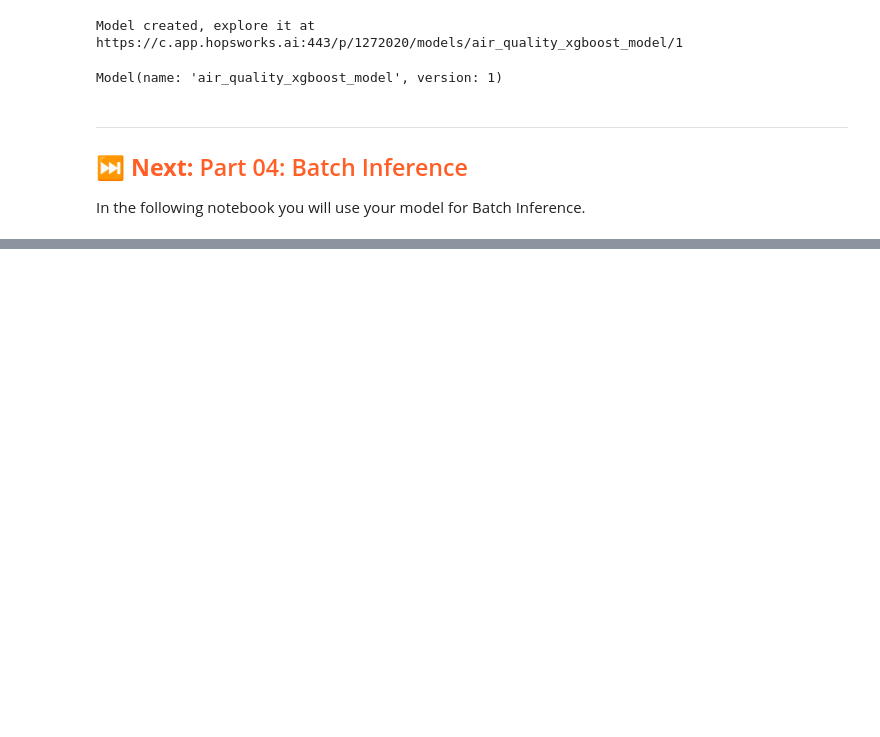
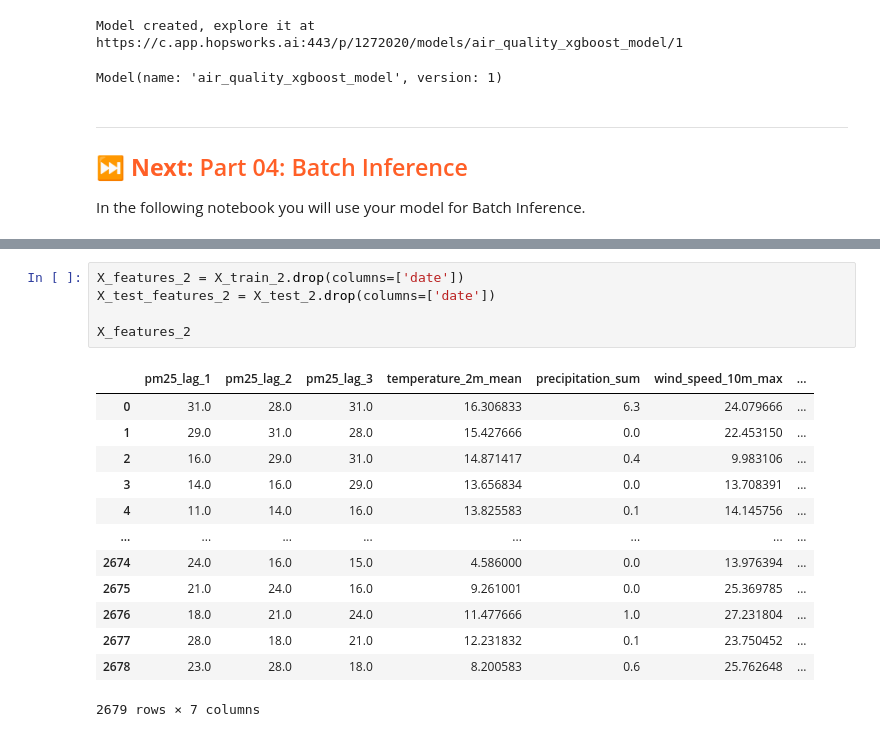
Before and after one commit to jacobb260/mlfs-book, a Jupyter notebook: notebooks/airquality/3_air_quality_training_pipeline.ipynb, the cells around one changed output, grey strips where cells are left out. Saved outputs shown, nothing was run; the diff lists cells and outputs as text; blank space fills up the shorter version.

```diff
--- a/notebooks/airquality/3_air_quality_training_pipeline.ipynb
+++ b/notebooks/airquality/3_air_quality_training_pipeline.ipynb
@@ -321,0 +374,19 @@ In the following notebook you will use your model for Batch Inference.
+# %%
+X_features_2 = X_train_2.drop(columns=['date'])
+X_test_features_2 = X_test_2.drop(columns=['date'])
+
+X_features_2
+# %% [output]
+|  | pm25_lag_1 | pm25_lag_2 | pm25_lag_3 | temperature_2m_mean | precipitation_sum | wind_speed_10m_max | ... |
+| 0 | 31.0 | 28.0 | 31.0 | 16.306833 | 6.3 | 24.079666 | ... |
+| 1 | 29.0 | 31.0 | 28.0 | 15.427666 | 0.0 | 22.453150 | ... |
+| 2 | 16.0 | 29.0 | 31.0 | 14.871417 | 0.4 | 9.983106 | ... |
+| 3 | 14.0 | 16.0 | 29.0 | 13.656834 | 0.0 | 13.708391 | ... |
+| 4 | 11.0 | 14.0 | 16.0 | 13.825583 | 0.1 | 14.145756 | ... |
+| ... | ... | ... | ... | ... | ... | ... | ... |
+| 2674 | 24.0 | 16.0 | 15.0 | 4.586000 | 0.0 | 13.976394 | ... |
+| 2675 | 21.0 | 24.0 | 16.0 | 9.261001 | 0.0 | 25.369785 | ... |
+| 2676 | 18.0 | 21.0 | 24.0 | 11.477666 | 1.0 | 27.231804 | ... |
+| 2677 | 28.0 | 18.0 | 21.0 | 12.231832 | 0.1 | 23.750452 | ... |
+| 2678 | 23.0 | 28.0 | 18.0 | 8.200583 | 0.6 | 25.762648 | ... |
+2679 rows × 7 columns
```
Also changed, not shown: parts of 19 cells of this notebook, 3 other files.
